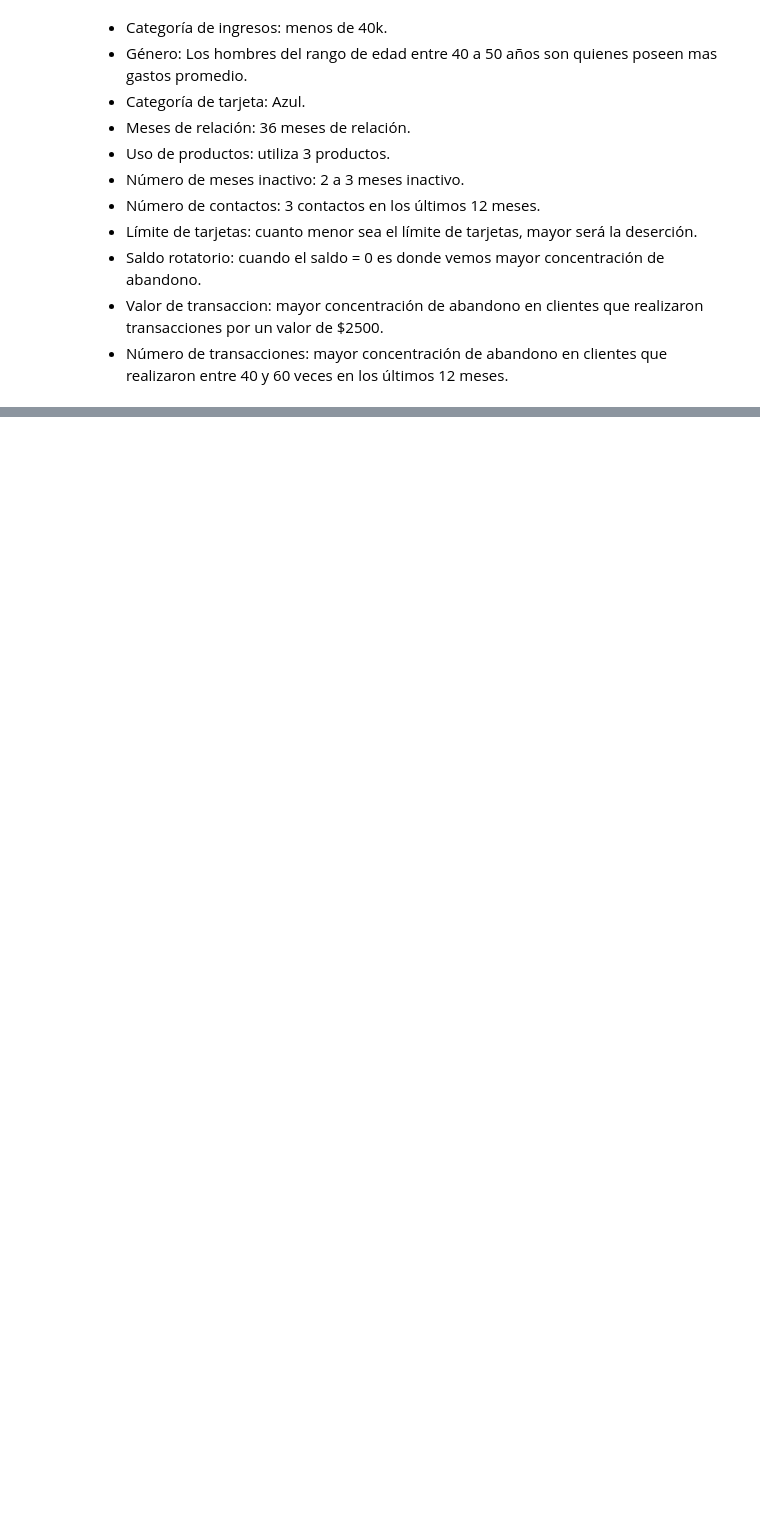
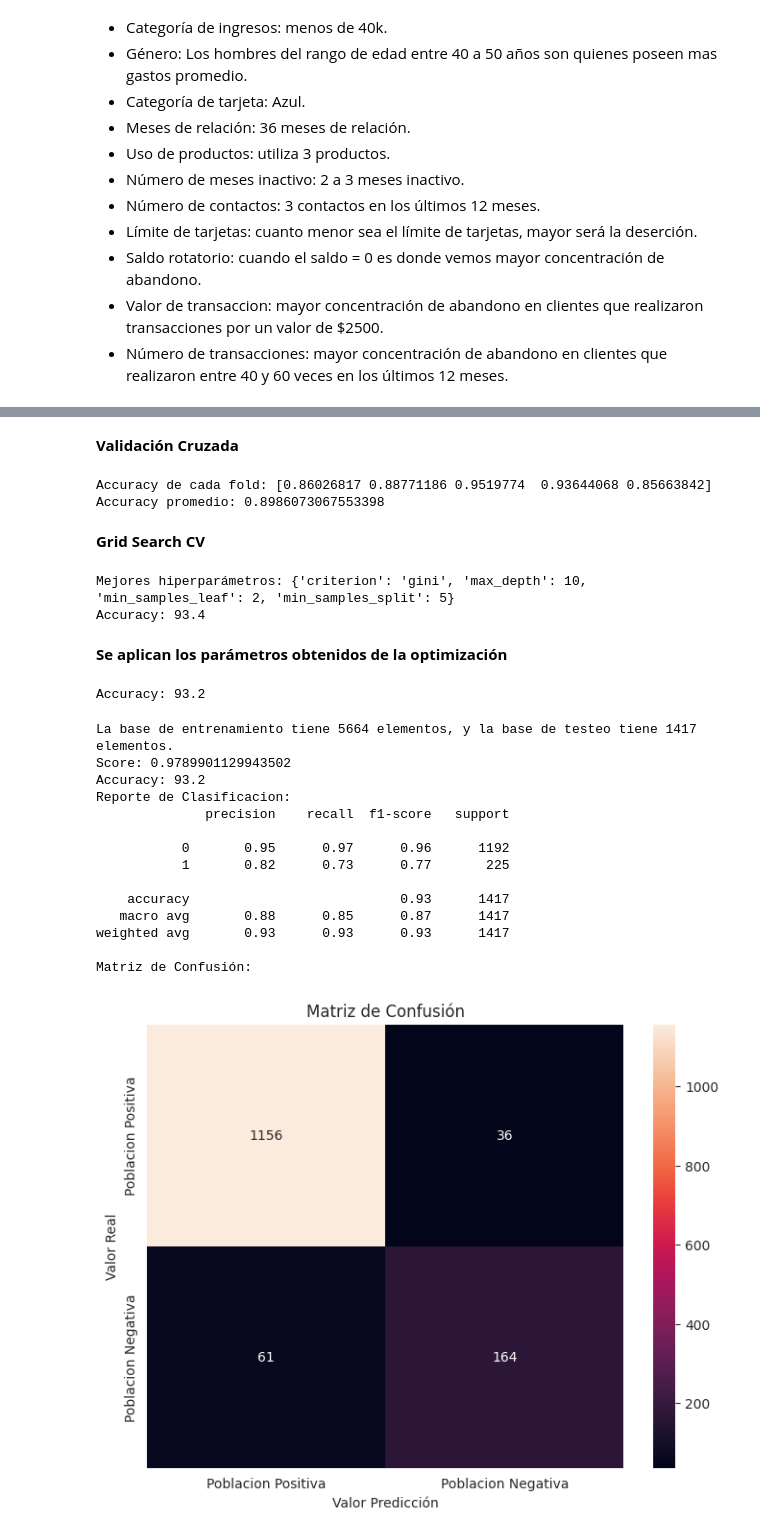
Before and after one commit to walterfolk/data_science_II_CODER, a Jupyter notebook: Proyecto_DS_II_FOLK.ipynb, the cells around one changed output, grey strips where cells are left out. Drawn from its saved outputs; the diff is of its cells as text; code cells hidden in the pictures; blank space fills up the shorter version.

```diff
--- a/Proyecto_DS_II_FOLK.ipynb
+++ b/Proyecto_DS_II_FOLK.ipynb
@@ -693,0 +963,78 @@ plt.show()
+# %% [markdown]
+**Validación Cruzada**
+# %%
+tree_model = DecisionTreeClassifier()
+
+scores = cross_val_score(tree_model, X, y, cv=5)
+
+print("Accuracy de cada fold:", scores)
+print("Accuracy promedio:", scores.mean())
+# %% [output]
+Accuracy de cada fold: [0.86026817 0.88771186 0.9519774  0.93644068 0.85663842]
+Accuracy promedio: 0.8986073067553398
+# %% [markdown]
+**Grid Search CV**
+# %%
+param_grid = {
+    'criterion': ['gini', 'entropy'],
+    'max_depth': [None, 5, 10, 15],
+    'min_samples_split': [2, 5, 10],
+    'min_samples_leaf': [1, 2, 4]
+}
+
+tree_model = DecisionTreeClassifier()
+
+grid_search = GridSearchCV(tree_model, param_grid, cv=5)
+grid_search.fit(X2_train, y2_train)
+
+print("Mejores hiperparámetros:", grid_search.best_params_)
+
+best_model = grid_search.best_estimator_
+y2_pred_tree = best_model.predict(X2_test)
+print('Accuracy:', round(accuracy_score(y2_test, y2_pred_tree), 3)*100)
+# %% [output]
+Mejores hiperparámetros: {'criterion': 'gini', 'max_depth': 10, 'min_samples_leaf': 2, 'min_samples_split': 5}
+Accuracy: 93.4
+# %% [markdown]
+**Se aplican los parámetros obtenidos de la optimización**
+# %%
+tree_model = DecisionTreeClassifier(max_depth=10, min_samples_leaf=2, min_samples_split=10)
+
+tree_model.fit(X2_train, y2_train)
+
+y2_pred_tree = tree_model.predict(X2_test)
+print('Accuracy:', round(accuracy_score(y2_test, y2_pred_tree), 3)*100)
+# %% [output]
+Accuracy: 93.2
+# %%
+print('La base de entrenamiento tiene %s elementos, y la base de testeo tiene %s elementos.' % (base_train, base_test))
+matriz_conf = confusion_matrix(y2_test, y2_pred_tree)
+labels = ['Poblacion Positiva', 'Poblacion Negativa']
+acc = accuracy_score(y2_test, y2_pred_tree)
+clas_report = classification_report(y2_test, y2_pred_tree)
+print('Score:', tree_model.score(X2_train, y2_train))
+print('Accuracy:', round(acc, 3)*100)
+print(f'Reporte de Clasificacion: \n{clas_report}')
+print('Matriz de Confusión:')
+plt.figure(figsize = (8,6))
+sns.heatmap(matriz_conf, annot = True, fmt = 'd', xticklabels = labels, yticklabels = labels)
+plt.title('Matriz de Confusión')
+plt.ylabel('Valor Real')
+plt.xlabel('Valor Predicción')
+plt.show()
+# %% [output]
+La base de entrenamiento tiene 5664 elementos, y la base de testeo tiene 1417 elementos.
+Score: 0.9789901129943502
+Accuracy: 93.2
+Reporte de Clasificacion:
+              precision    recall  f1-score   support
+
+           0       0.95      0.97      0.96      1192
+           1       0.82      0.73      0.77       225
+
+    accuracy                           0.93      1417
+   macro avg       0.88      0.85      0.87      1417
+weighted avg       0.93      0.93      0.93      1417
+
+Matriz de Confusión:
+[figure, added]
```
Also changed, not shown: parts of 17 cells of this notebook.
